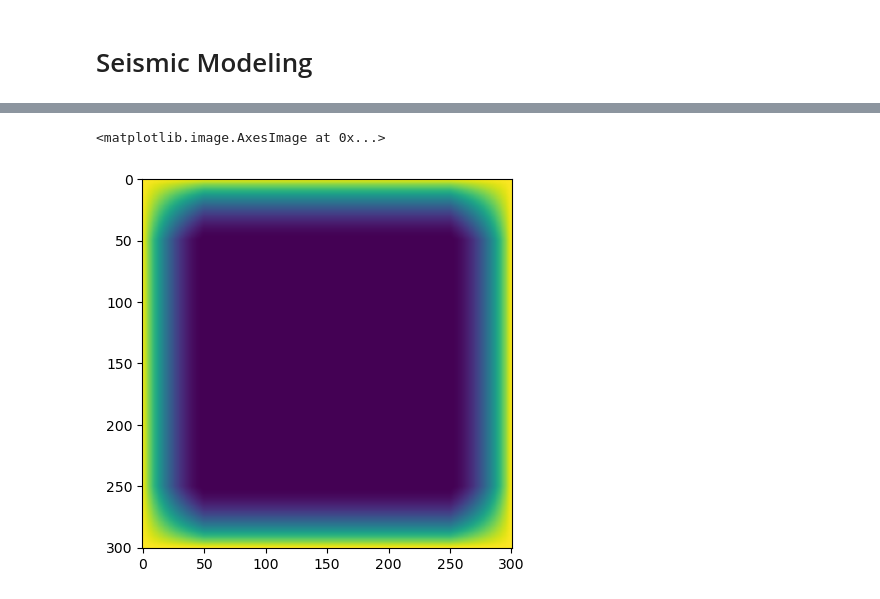
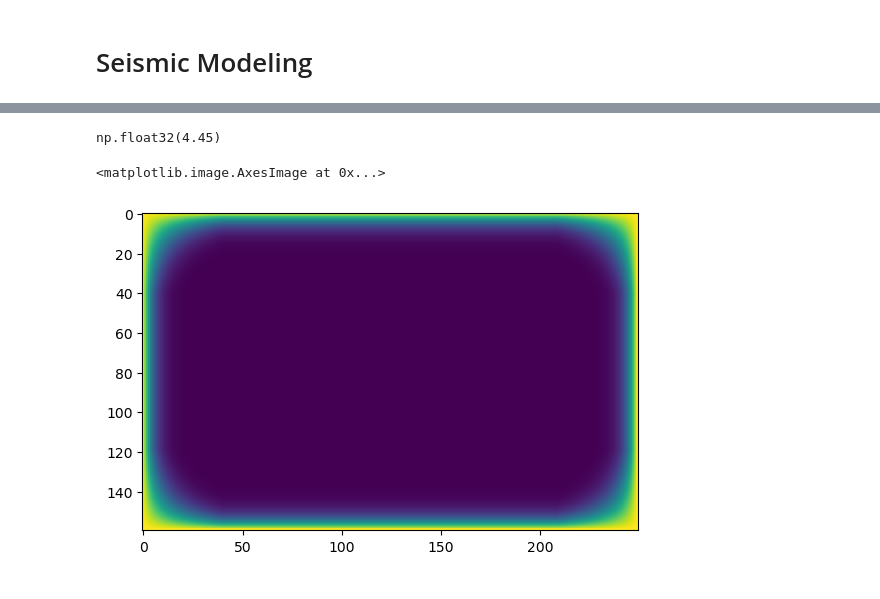
Before and after one commit to alphanumeric-username/geod67-project, a Jupyter notebook: seismic_modeling.ipynb, the cells around one changed output, grey strips where cells are left out. Saved outputs shown, nothing was run; the diff lists cells and outputs as text; code cells hidden in the pictures.

Commit message:
add: seismic modeling

```diff
--- a/seismic_modeling.ipynb
+++ b/seismic_modeling.ipynb
@@ -32,6 +17,28 @@ vp = VelocityModel(vp_data, h[0], h[1])
+# %%
+# shape = (301, 301)
+shape = (170, 80)
+# h = (10, 10)
+h = (25, 25)
+
+nbl = 40
+
+# vp_data = 1.5 * np.ones(shape, dtype=np.float32)
+# vp_data[:,shape[1]//2:] = 3
+
+vp_data = np.fromfile('./data/marmo_vp_nx170nz80dx25dz25.bin', dtype=np.float32).reshape(shape)/1e3
+
+vp_data = np.pad(vp_data, nbl, mode='edge')
+# damp_mask = np.zeros_like(vp_data)
+damp_mask = generate_damp_mask(vp_data, nbl)
+
+vp = VelocityModel(vp_data, h[0], h[1])
+# %%
+vp_data.max()
+# %% [output]
+np.float32(4.45)
 # %%
-plt.imshow(damp_mask)
+plt.imshow(damp_mask.T)
 # %% [output]
 <matplotlib.image.AxesImage at 0x...>
-[figure, old version]
+[figure, new version]
 # %%
```
Also changed, not shown: parts of 30 cells of this notebook, 7 other files.
